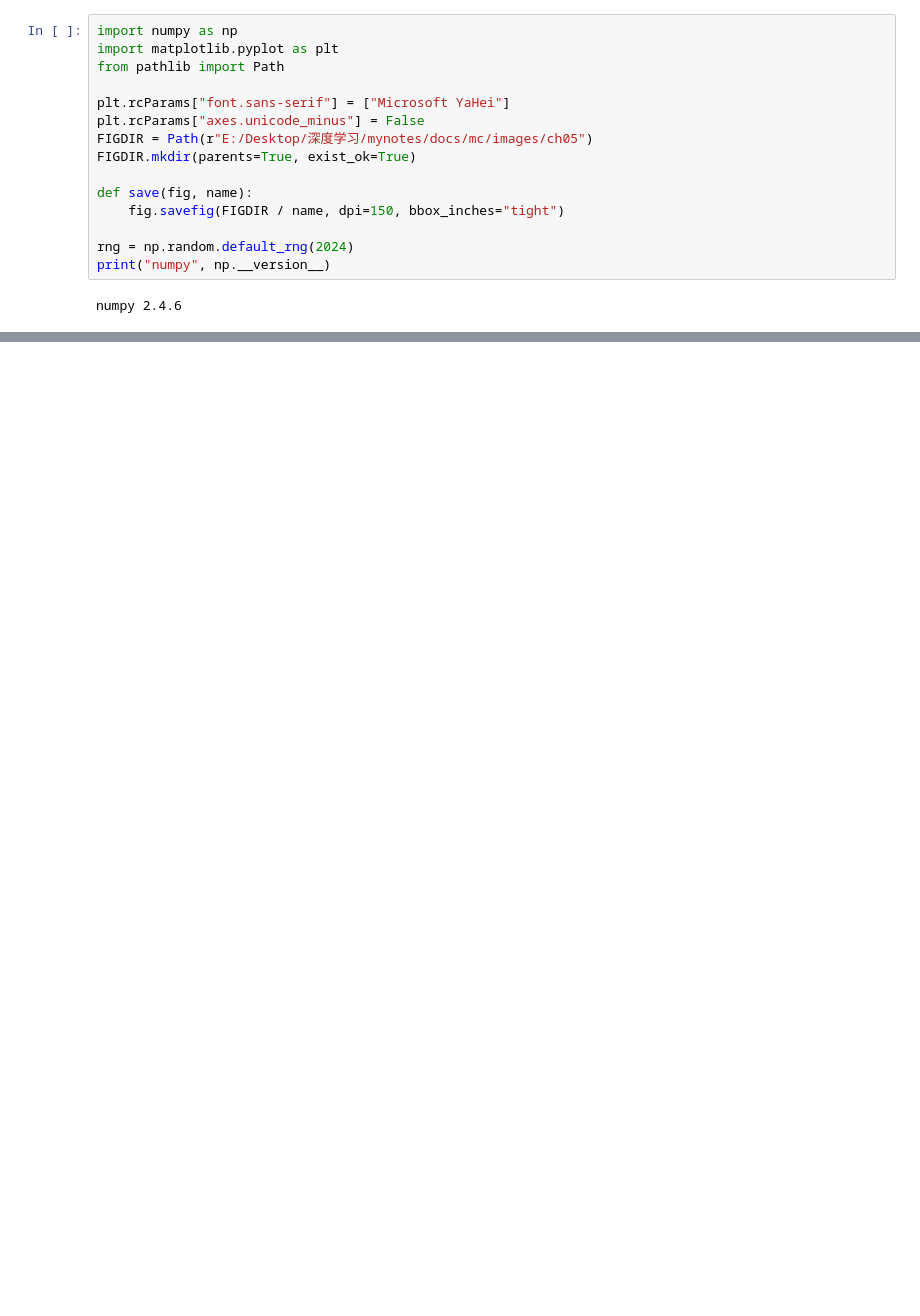
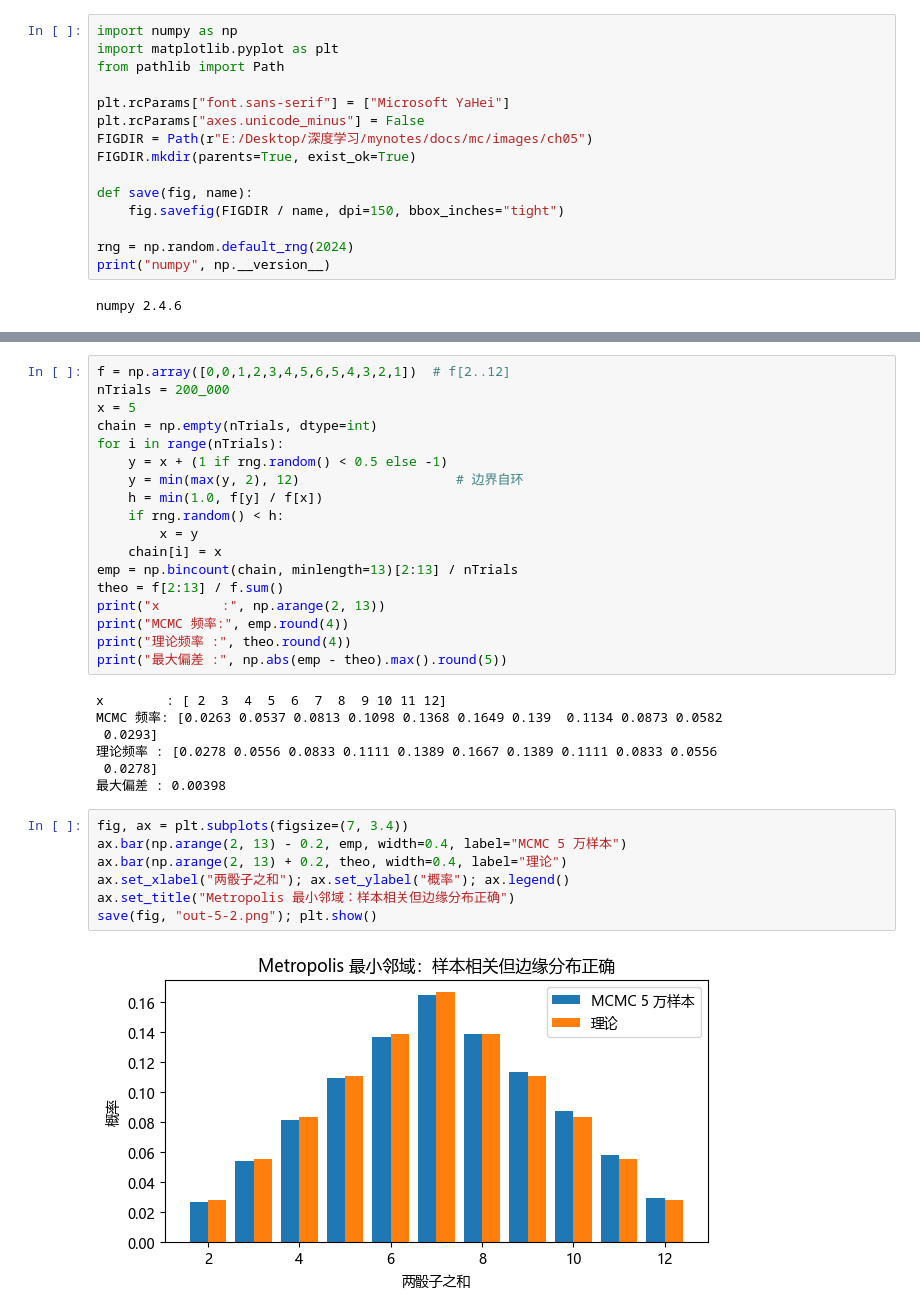
Before and after one commit to linxiawmt/MASAMI-Brain, a Jupyter notebook: docs/mc/nb/ch05.ipynb, the cells around one changed output, grey strips where cells are left out. Cells and saved outputs as stored; diff of their text form; blank space fills up the shorter version.

```diff
--- a/docs/mc/nb/ch05.ipynb
+++ b/docs/mc/nb/ch05.ipynb
@@ -190,0 +72,34 @@ print(f"理论：var((I1+I2)/2)/var(I1) = (1+ρ)/2 = {(1+rho)/2:.4f}，即方差
+# %%
+f = np.array([0,0,1,2,3,4,5,6,5,4,3,2,1])  # f[2..12]
+nTrials = 200_000
+x = 5
+chain = np.empty(nTrials, dtype=int)
+for i in range(nTrials):
+    y = x + (1 if rng.random() < 0.5 else -1)
+    y = min(max(y, 2), 12)                    # 边界自环
+    h = min(1.0, f[y] / f[x])
+    if rng.random() < h:
+        x = y
+    chain[i] = x
+emp = np.bincount(chain, minlength=13)[2:13] / nTrials
+theo = f[2:13] / f.sum()
+print("x        :", np.arange(2, 13))
+print("MCMC 频率:", emp.round(4))
+print("理论频率 :", theo.round(4))
+print("最大偏差 :", np.abs(emp - theo).max().round(5))
+# %% [output]
+x        : [ 2  3  4  5  6  7  8  9 10 11 12]
+MCMC 频率: [0.0263 0.0537 0.0813 0.1098 0.1368 0.1649 0.139  0.1134 0.0873 0.0582
+ 0.0293]
+理论频率 : [0.0278 0.0556 0.0833 0.1111 0.1389 0.1667 0.1389 0.1111 0.0833 0.0556
+ 0.0278]
+最大偏差 : 0.00398
+# %%
+fig, ax = plt.subplots(figsize=(7, 3.4))
+ax.bar(np.arange(2, 13) - 0.2, emp, width=0.4, label="MCMC 5 万样本")
+ax.bar(np.arange(2, 13) + 0.2, theo, width=0.4, label="理论")
+ax.set_xlabel("两骰子之和"); ax.set_ylabel("概率"); ax.legend()
+ax.set_title("Metropolis 最小邻域：样本相关但边缘分布正确")
+save(fig, "out-5-2.png"); plt.show()
+# %% [output]
+[figure, added]
```
Also changed, not shown: parts of 33 cells of this notebook, 18 other files.
